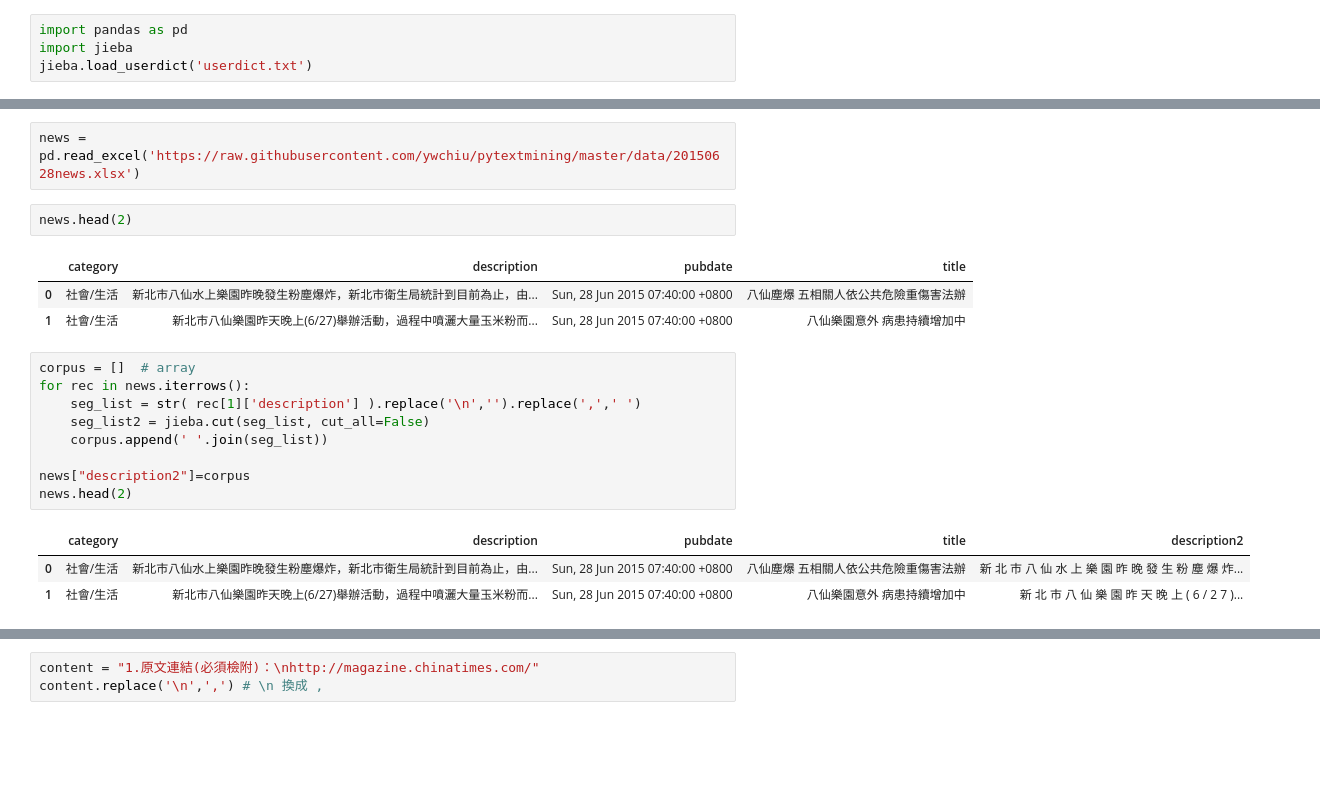
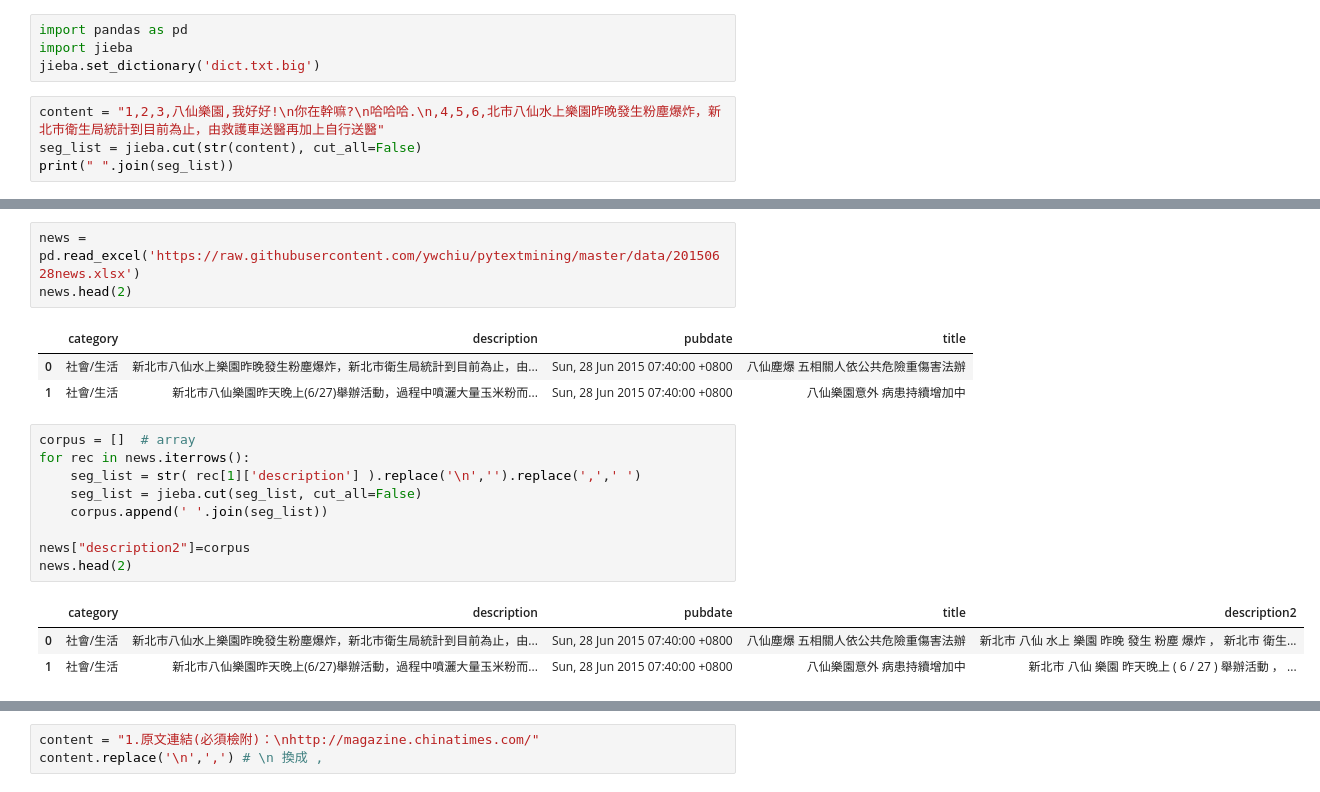
Before and after one commit to roccqqck/stock_eland, a Jupyter notebook: jieba.test.ipynb, the cells around one changed output, grey strips where cells are left out. Cells and saved outputs as stored; diff of their text form; blank space fills up the shorter version.

```diff
--- a/jieba.test.ipynb
+++ b/jieba.test.ipynb
@@ -1,4 +1,8 @@
 # %%
 import pandas as pd
 import jieba
-jieba.load_userdict('userdict.txt')
+jieba.set_dictionary('dict.txt.big')
+# %%
+content = "1,2,3,八仙樂園,我好好!\n你在幹嘛?\n哈哈哈.\n,4,5,6,北市八仙水上樂園昨晚發生粉塵爆炸，新北市衛生局統計到目前為止，由救護車送醫再加上自行送醫"
+seg_list = jieba.cut(str(content), cut_all=False)
+print(" ".join(seg_list))
@@ -5,24 +18,23 @@ jieba.load_userdict('userdict.txt')
 # %%
 news = pd.read_excel('https://raw.githubusercontent.com/ywchiu/pytextmining/master/data/20150628news.xlsx')
+news.head(2)
+# %% [output]
+|  | category | description | pubdate | title |
+| 0 | 社會/生活 | 新北市八仙水上樂園昨晚發生粉塵爆炸，新北市衛生局統計到目前為止，由... | Sun, 28 Jun 2015 07:40:00 +0800 | 八仙塵爆 五相關人依公共危險重傷害法辦 |
+| 1 | 社會/生活 | 新北市八仙樂園昨天晚上(6/27)舉辦活動，過程中噴灑大量玉米粉而... | Sun, 28 Jun 2015 07:40:00 +0800 | 八仙樂園意外 病患持續增加中 |
-# %%
-news.head(2)
-# %% [output]
-|  | category | description | pubdate | title |
-| 0 | 社會/生活 | 新北市八仙水上樂園昨晚發生粉塵爆炸，新北市衛生局統計到目前為止，由... | Sun, 28 Jun 2015 07:40:00 +0800 | 八仙塵爆 五相關人依公共危險重傷害法辦 |
-| 1 | 社會/生活 | 新北市八仙樂園昨天晚上(6/27)舉辦活動，過程中噴灑大量玉米粉而... | Sun, 28 Jun 2015 07:40:00 +0800 | 八仙樂園意外 病患持續增加中 |
 # %%
 corpus = []  # array
 for rec in news.iterrows():
     seg_list = str( rec[1]['description'] ).replace('\n','').replace(',',' ')
-    seg_list2 = jieba.cut(seg_list, cut_all=False)
+    seg_list = jieba.cut(seg_list, cut_all=False)
     corpus.append(' '.join(seg_list))
 
 news["description2"]=corpus
 news.head(2)
 # %% [output]
 |  | category | description | pubdate | title | description2 |
-| 0 | 社會/生活 | 新北市八仙水上樂園昨晚發生粉塵爆炸，新北市衛生局統計到目前為止，由... | Sun, 28 Jun 2015 07:40:00 +0800 | 八仙塵爆 五相關人依公共危險重傷害法辦 | 新 北 市 八 仙 水 上 樂 園 昨 晚 發 生 粉 塵 爆 炸... |
-| 1 | 社會/生活 | 新北市八仙樂園昨天晚上(6/27)舉辦活動，過程中噴灑大量玉米粉而... | Sun, 28 Jun 2015 07:40:00 +0800 | 八仙樂園意外 病患持續增加中 | 新 北 市 八 仙 樂 園 昨 天 晚 上 ( 6 / 2 7 )... |
+| 0 | 社會/生活 | 新北市八仙水上樂園昨晚發生粉塵爆炸，新北市衛生局統計到目前為止，由... | Sun, 28 Jun 2015 07:40:00 +0800 | 八仙塵爆 五相關人依公共危險重傷害法辦 | 新北市 八仙 水上 樂園 昨晚 發生 粉塵 爆炸 ， 新北市 衛生... |
+| 1 | 社會/生活 | 新北市八仙樂園昨天晚上(6/27)舉辦活動，過程中噴灑大量玉米粉而... | Sun, 28 Jun 2015 07:40:00 +0800 | 八仙樂園意外 病患持續增加中 | 新北市 八仙 樂園 昨天晚上 ( 6 / 27 ) 舉辦活動 ， ... |
 # %%
 corpus = []
 for rec in news.iterrows():
```
Also changed, not shown: parts of 5 cells of this notebook, 6 other files.
